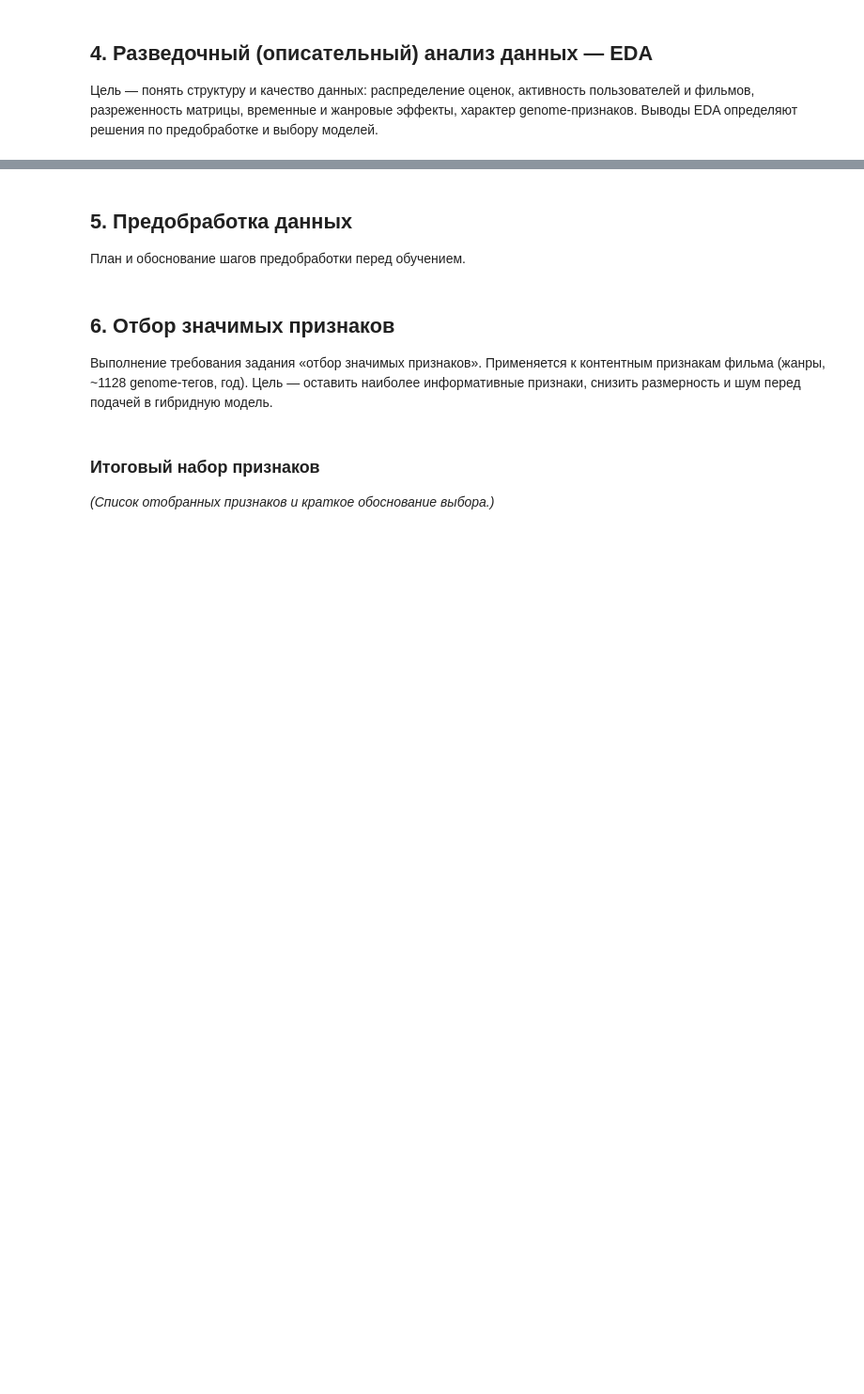
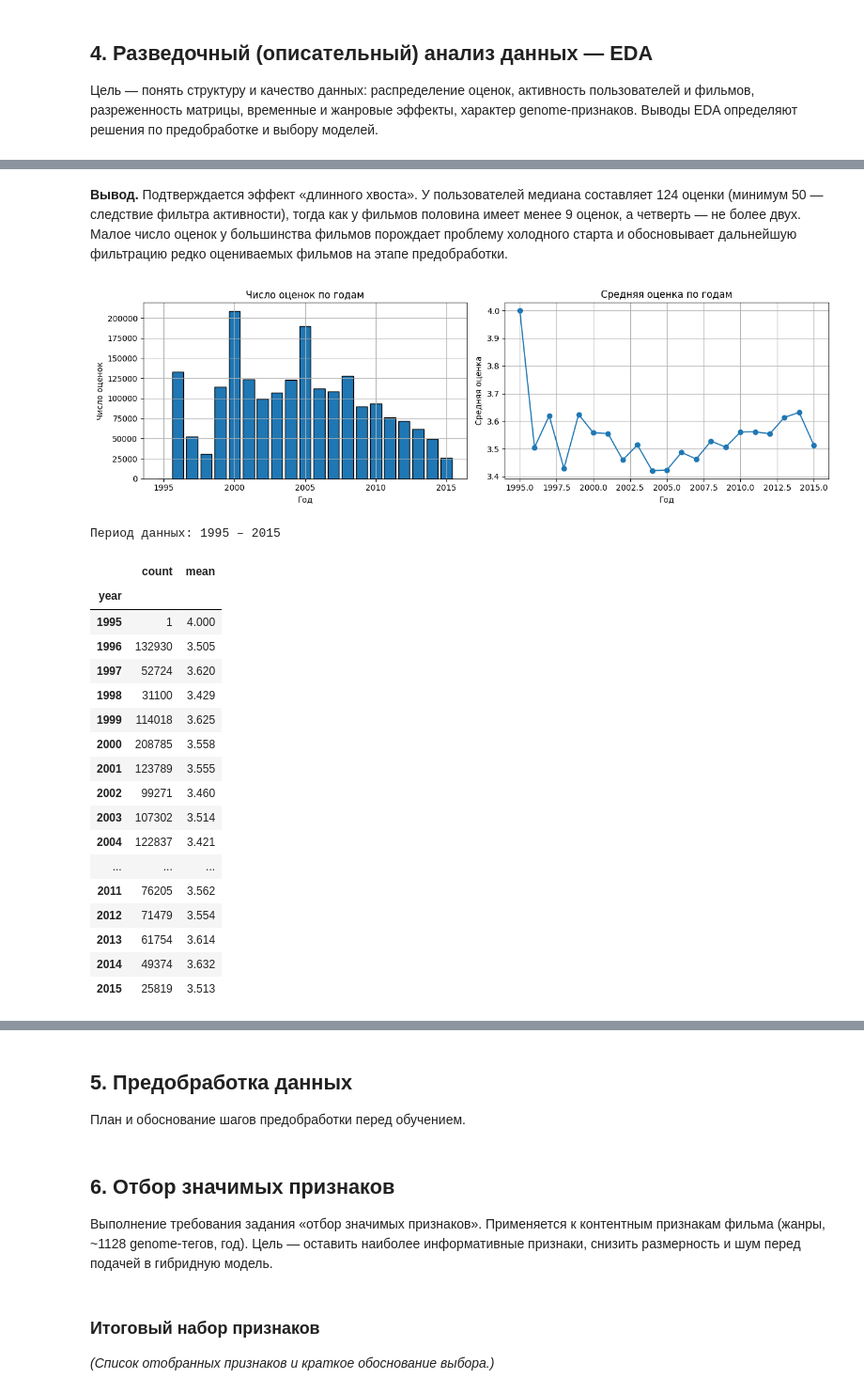
Before and after one commit to OlyuninVyacheslav/movie_rating, a Jupyter notebook: movie_rating.ipynb, the cells around one changed output, grey strips where cells are left out. Shown at 94% size. Saved outputs shown, nothing was run; the diff lists cells and outputs as text; code cells hidden in the pictures; blank space fills up the shorter version.

```diff
--- a/movie_rating.ipynb
+++ b/movie_rating.ipynb
@@ -128,0 +355,53 @@ _(Заполняется по результатам: дисбаланс оце
+# %% [markdown]
+**Вывод.** Подтверждается эффект «длинного хвоста». У пользователей медиана составляет
+124 оценки (минимум 50 — следствие фильтра активности), тогда как у фильмов половина имеет
+менее 9 оценок, а четверть — не более двух. Малое число оценок у большинства фильмов
+порождает проблему холодного старта и обосновывает дальнейшую фильтрацию редко оцениваемых
+фильмов на этапе предобработки.
+# %%
+# --- Временной разрез ---
+# Смотрим, как менялись активность (число оценок) и средняя оценка по
+# годам. Это показывает, есть ли временной сдвиг в данных, который стоит
+# учитывать при разбиении train/test.
+
+ratings["year"] = ratings["timestamp"].dt.year
+year_stats = ratings.groupby("year")["rating"].agg(count="size", mean="mean")
+
+fig, axes = plt.subplots(1, 2, figsize=(13, 4))
+
+axes[0].bar(year_stats.index, year_stats["count"], edgecolor="black")
+axes[0].set_xlabel("Год")
+axes[0].set_ylabel("Число оценок")
+axes[0].set_title("Число оценок по годам")
+
+axes[1].plot(year_stats.index, year_stats["mean"], marker="o")
+axes[1].set_xlabel("Год")
+axes[1].set_ylabel("Средняя оценка")
+axes[1].set_title("Средняя оценка по годам")
+
+plt.tight_layout()
+plt.show()
+
+print(f"Период данных: {ratings['year'].min()} – {ratings['year'].max()}")
+year_stats.round(3)
+# %% [output]
+[figure, added]
+Период данных: 1995 – 2015
+|  | count | mean |
+| year |  |  |
+| 1995 | 1 | 4.000 |
+| 1996 | 132930 | 3.505 |
+| 1997 | 52724 | 3.620 |
+| 1998 | 31100 | 3.429 |
+| 1999 | 114018 | 3.625 |
+| 2000 | 208785 | 3.558 |
+| 2001 | 123789 | 3.555 |
+| 2002 | 99271 | 3.460 |
+| 2003 | 107302 | 3.514 |
+| 2004 | 122837 | 3.421 |
+| ... | ... | ... |
+| 2011 | 76205 | 3.562 |
+| 2012 | 71479 | 3.554 |
+| 2013 | 61754 | 3.614 |
+| 2014 | 49374 | 3.632 |
+| 2015 | 25819 | 3.513 |
```
Also changed, not shown: parts of 26 cells of this notebook, 2 other files.
